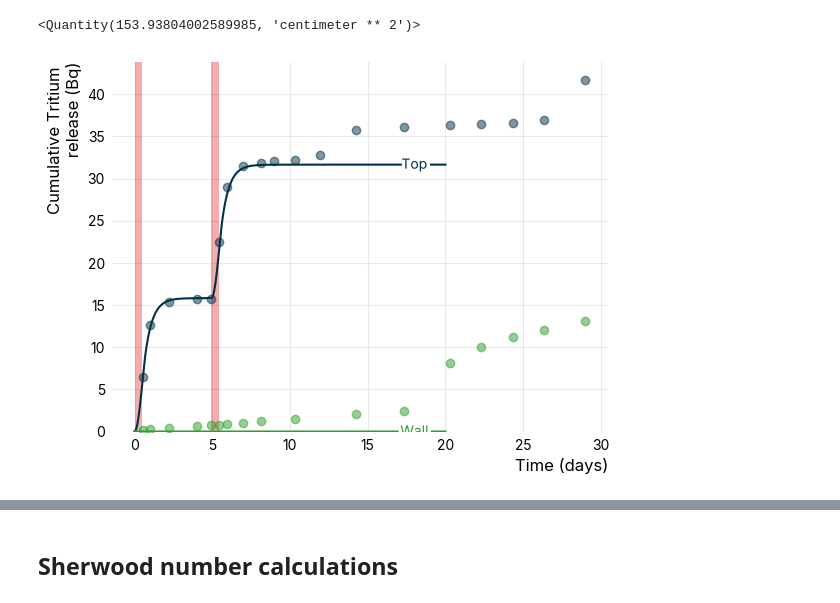
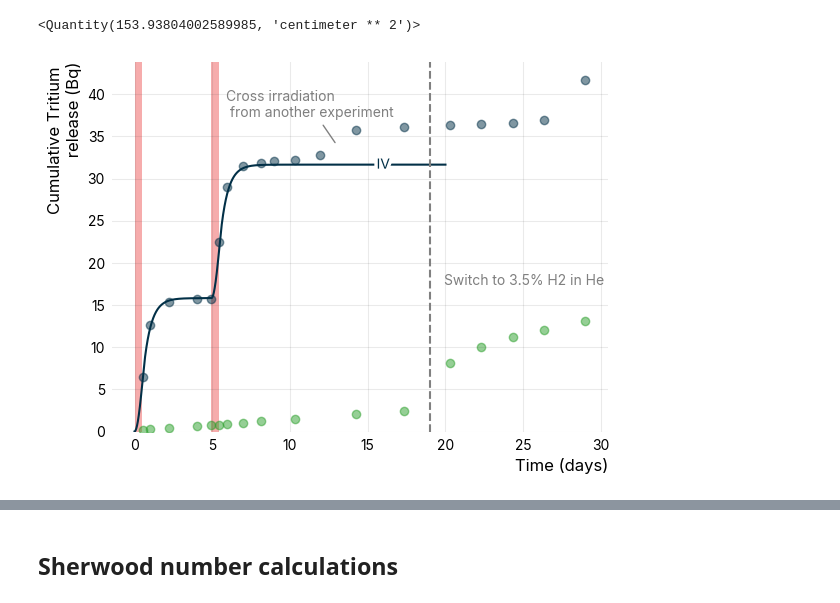
Before and after one commit to LIBRA-project/baby-1l-paper, a Jupyter notebook: main.ipynb, the cells around one changed output, grey strips where cells are left out. Drawn from its saved outputs; the diff is of its cells as text; code cells hidden in the pictures.

```diff
--- a/main.ipynb
+++ b/main.ipynb
@@ -697,8 +697,7 @@ from libra_toolbox.tritium.plotting import (
 )
 
 plt.figure()
-(l_top,) = plot_integrated_top_release(model_run_3, label="Top", color="#023047")
-(l_wall,) = plot_integrated_wall_release(model_run_3, label="Wall", color="tab:green")
+(l_top,) = plot_integrated_top_release(model_run_3, label="IV", color="#023047")
 plot_irradiation(model_run_3, facecolor="#EF5B5B", alpha=0.5)
 labelLines(plt.gca().get_lines(), zorder=2.5, xvals=[45] * 2)
 
@@ -708,13 +707,21 @@ scatter_stream(data_1l_run_3, "OV", color=l_wall.get_color(), alpha=0.5, label="
 plt.axvline(x=gas_switch_deltatime, color="grey", linestyle="--")
 
 plt.annotate(
-    f"Switch to H2 in He",
+    f"Switch to \n1000 ppm H2 in He",
     (gas_switch_deltatime, 10),
-    xytext=(60, 0),
+    xytext=(10, 0),
     textcoords="offset points",
-    ha="center",
+    ha="left",
     va="bottom",
-    color="black",
+    color="grey",
+)
+
+plt.annotate(
+    "Release \nfrom Runs 1-2",
+    (gas_switch_deltatime, 23),
+    xytext=(15, 0),
+    textcoords="offset points",
+    color=l_top.get_color(),
 )
 
 plt.ylim(top=27, bottom=-2)
@@ -762,23 +769,43 @@ model_run_2.A_top
 <Quantity(153.93804002589985, 'centimeter ** 2')>
 # %%
 plt.figure()
-(l_top,) = plot_integrated_top_release(model_run_4, label="Top", color="#023047")
-(l_wall,) = plot_integrated_wall_release(model_run_4, label="Wall", color="tab:green")
+(l_top,) = plot_integrated_top_release(model_run_4, label="IV", color="#023047")
 plot_irradiation(model_run_4, facecolor="#EF5B5B", alpha=0.5)
-labelLines(plt.gca().get_lines(), zorder=2.5, xvals=[45] * 2)
+labelLines(plt.gca().get_lines(), zorder=2.5, xvals=[16] * 2)
 
 scatter_stream(data_1l_run_4, "IV", color=l_top.get_color(), alpha=0.5, label="IV")
 scatter_stream(data_1l_run_4, "OV", color=l_wall.get_color(), alpha=0.5, label="OV")
+
+
+plt.axvline(x=19, color="grey", linestyle="--")
+plt.annotate(
+    "Switch to 3.5% H2 in He",
+    (19, 17),
+    xytext=(10, 0),
+    textcoords="offset points",
+    color="grey",
+    ha="left",
+    va="bottom",
+)
+
+plt.annotate(
+    "Cross irradiation \n from another experiment",
+    (13, 34),
+    xytext=(-80, 20),
+    textcoords="offset points",
+    color="grey",
+    arrowprops=dict(arrowstyle="-", color="grey"),
+)
 
 plt.ylim(bottom=0)
 plt.xlabel("Time (days)", fontsize=12)
 plt.ylabel("Cumulative Tritium \n release (Bq)", fontsize=12)
 
 plt.savefig("cumulative_release_run_4_full.pdf", bbox_inches="tight")
 plt.savefig("cumulative_release_run_4_full.svg", bbox_inches="tight")
 plt.show()
 # %% [output]
-[figure, old version]
+[figure, new version]
 # %%
 plt.gca().xaxis.set_units(ureg.L)
 
```
Also changed, not shown: parts of 4 cells of this notebook.
